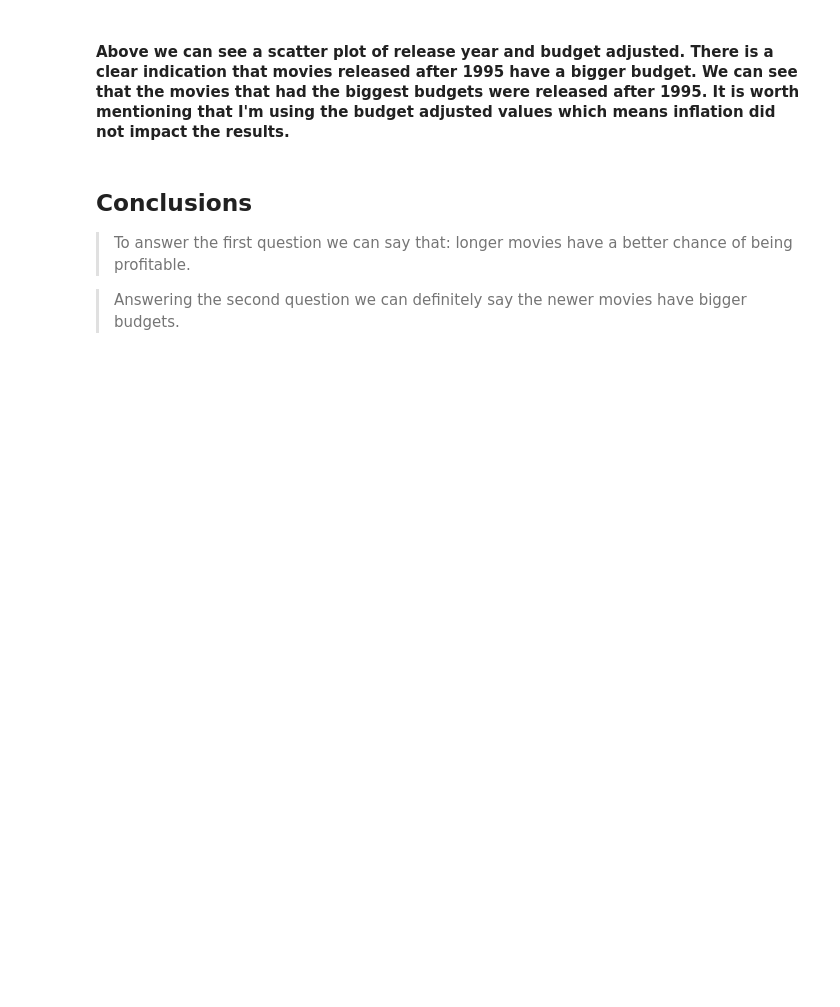
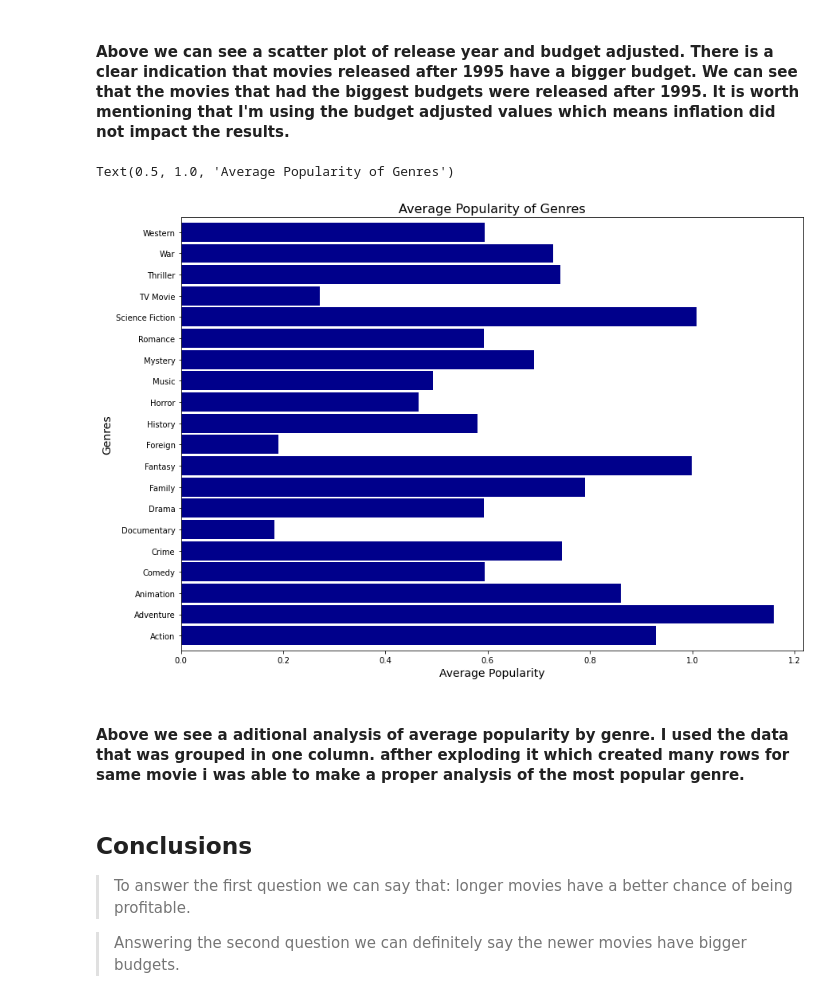
Before and after one commit to debskiszymon/Investigate_a_Dataset-Udacity, a Jupyter notebook: investigate-a-dataset-template-TMDB-Szymon-Debski.ipynb, the cells around one changed output. Saved outputs shown, nothing was run; the diff lists cells and outputs as text; code cells hidden in the pictures; blank space fills up the shorter version.

```diff
--- a/investigate-a-dataset-template-TMDB-Szymon-Debski.ipynb
+++ b/investigate-a-dataset-template-TMDB-Szymon-Debski.ipynb
@@ -135,3 +135,5 @@ Data columns (total 15 columns):
  14  revenue_adj     10796 non-null  float64
 dtypes: datetime64[ns](1), float64(4), int64(6), object(4)
 memory usage: 1.3+ MB
+# %%
+genres_df = df.assign(genres=df['genres'].str.split('|')).explode('genres')
@@ -352,6 +364,17 @@ plt.show()
 [figure]
 # %% [markdown]
 #### Above we can see a scatter plot of release year and budget adjusted. There is a clear indication that movies released after 1995 have a bigger budget. We can see that the movies that had the biggest budgets were released after 1995. It is worth mentioning that I'm using the budget adjusted values which means inflation did not impact the results.
+# %%
+genres_df.groupby('genres').popularity.mean().plot.barh(color='darkblue', figsize=(14,10), width = 0.9);
+
+plt.xlabel('Average Popularity', fontsize=14)
+plt.ylabel('Genres', fontsize=14)
+plt.title('Average Popularity of Genres', fontsize=16)
+# %% [output]
+Text(0.5, 1.0, 'Average Popularity of Genres')
+[figure, added]
+# %% [markdown]
+#### Above we see a aditional analysis of average popularity by genre. I used the data that was grouped in one column. afther exploding it which created many rows for same movie i was able to make a proper analysis of the most popular genre.
 # %% [markdown]
 <a id='conclusions'></a>
 ## Conclusions
```
Also changed, not shown: parts of 3 cells of this notebook, 1 other file.
